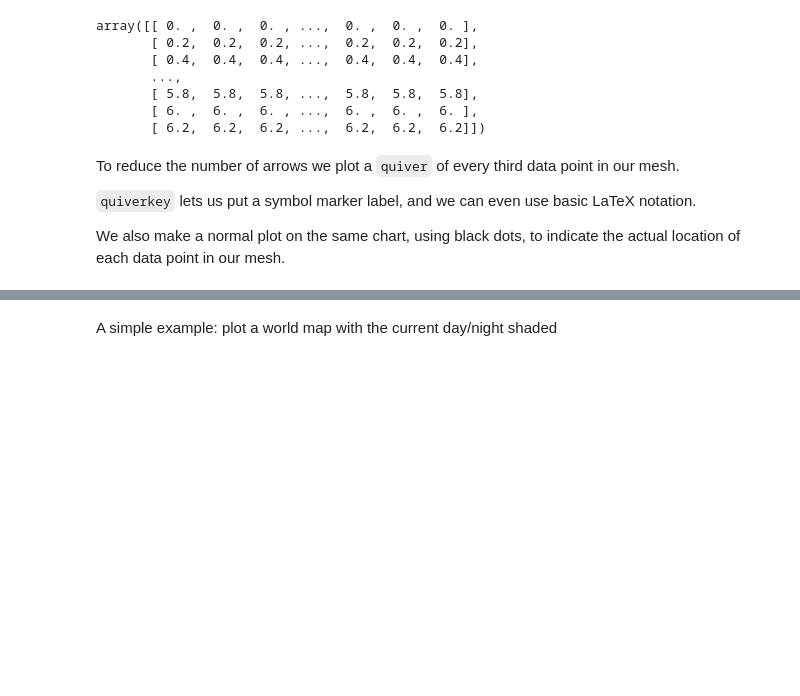
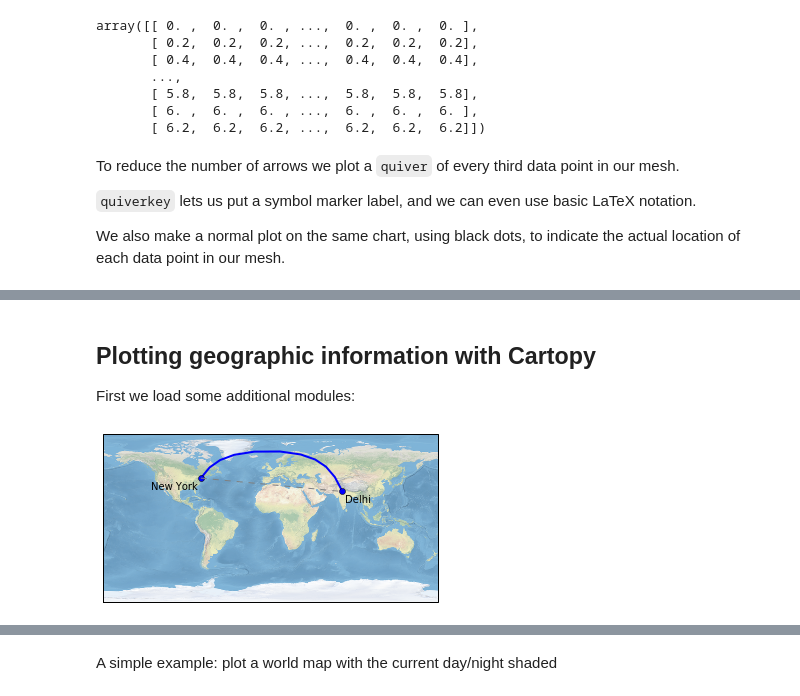
Before and after one commit to mbmilligan/msi-ipython-nb-ex, a Jupyter notebook: notebook/AdvPyFiles/05.MatplotlibExamples.ipynb, the cells around one changed output, grey strips where cells are left out. Drawn from its saved outputs; the diff is of its cells as text; code cells hidden in the pictures; blank space fills up the shorter version.

Commit message:
update plotting to cartopy

```diff
--- a/notebook/AdvPyFiles/05.MatplotlibExamples.ipynb
+++ b/notebook/AdvPyFiles/05.MatplotlibExamples.ipynb
@@ -9,3 +10,6 @@ import matplotlib.pylab as plt
+# %%
+plt.rcParams['figure.figsize'] = [12,9]
+plt.rcParams['figure.dpi'] = 200
 # %% [markdown]
 ## Plot some bars of random sizes and colors in a polar chart
 
@@ -76,0 +79,4 @@ plt.title("pivot='mid'; every third arrow; units='inches'")
+# %% [markdown]
+## Plotting geographic information with Cartopy
+
+First we load some additional modules:
@@ -76,0 +87,28 @@ plt.title("pivot='mid'; every third arrow; units='inches'")
+# %%
+ax = plt.axes(projection=ccrs.PlateCarree())
+ax.stock_img()
+
+ny_lon, ny_lat = -75, 43
+delhi_lon, delhi_lat = 77.23, 28.61
+
+plt.plot([ny_lon, delhi_lon], [ny_lat, delhi_lat],
+         color='blue', linewidth=2, marker='o',
+         transform=ccrs.Geodetic(),
+         )
+
+plt.plot([ny_lon, delhi_lon], [ny_lat, delhi_lat],
+         color='gray', linestyle='--',
+         transform=ccrs.PlateCarree(),
+         )
+
+plt.text(ny_lon - 3, ny_lat - 12, 'New York',
+         horizontalalignment='right',
+         transform=ccrs.Geodetic())
+
+plt.text(delhi_lon + 3, delhi_lat - 12, 'Delhi',
+         horizontalalignment='left',
+         transform=ccrs.Geodetic())
+
+plt.show()
+# %% [output]
+[figure, added]
```
Also changed, not shown: parts of 7 cells of this notebook.
